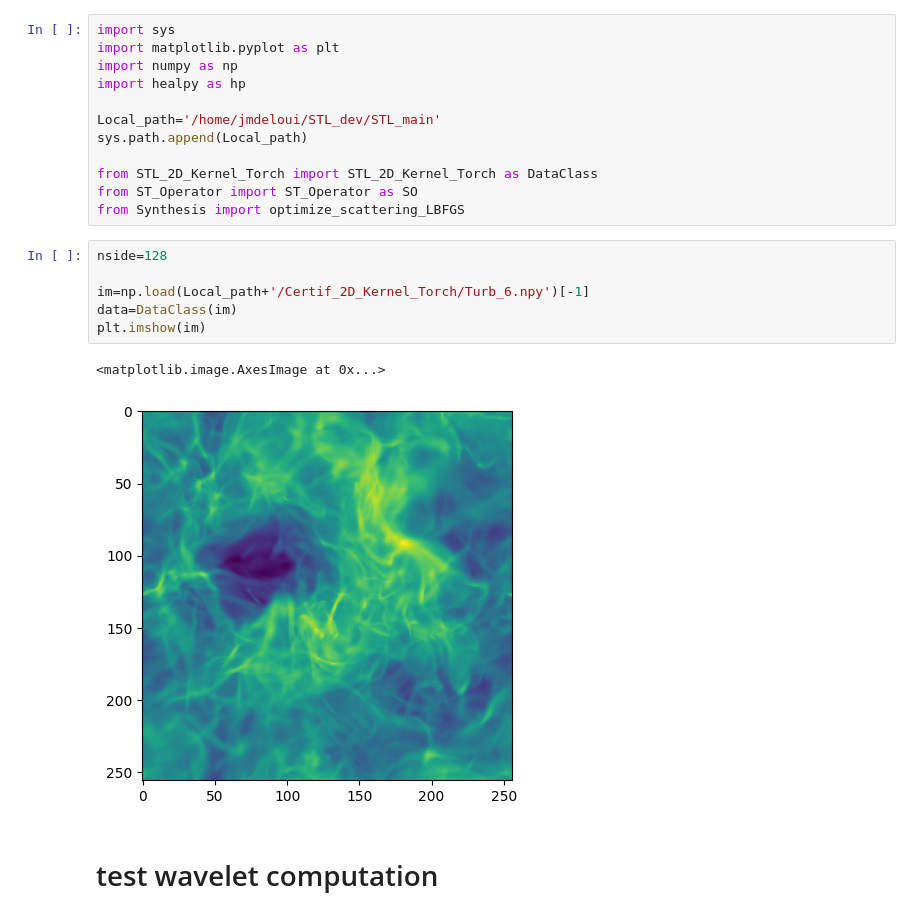
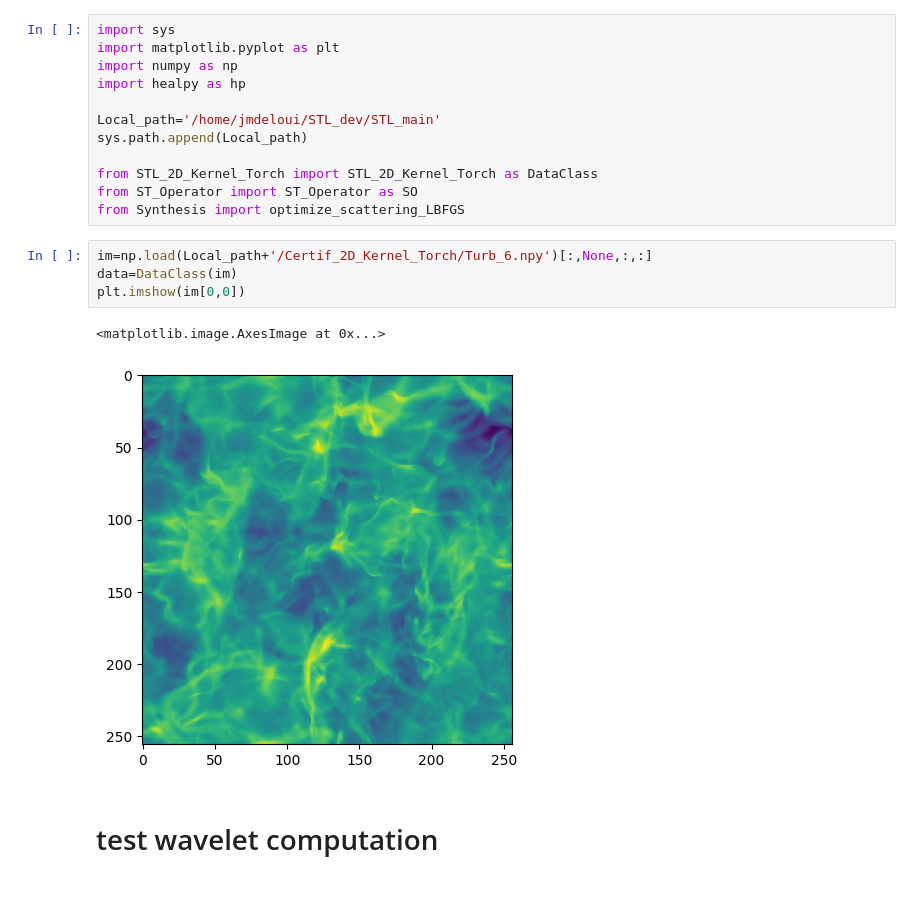
Before and after one commit to Eralys/STL_dev, a Jupyter notebook: STL_main/Certif_2D_Kernel_Torch/Certification_Notebook_2D_kernel.ipynb, the cells around one changed output. Drawn from its saved outputs; the diff is of its cells as text.

```diff
--- a/STL_main/Certif_2D_Kernel_Torch/Certification_Notebook_2D_kernel.ipynb
+++ b/STL_main/Certif_2D_Kernel_Torch/Certification_Notebook_2D_kernel.ipynb
@@ -11,14 +11,12 @@ from STL_2D_Kernel_Torch import STL_2D_Kernel_Torch as DataClass
 from ST_Operator import ST_Operator as SO
 from Synthesis import optimize_scattering_LBFGS
 # %%
-nside=128
-
-im=np.load(Local_path+'/Certif_2D_Kernel_Torch/Turb_6.npy')[-1]
+im=np.load(Local_path+'/Certif_2D_Kernel_Torch/Turb_6.npy')[:,None,:,:]
 data=DataClass(im)
-plt.imshow(im)
+plt.imshow(im[0,0])
 # %% [output]
 <matplotlib.image.AxesImage at 0x...>
-[figure, old version]
+[figure, new version]
 # %% [markdown]
 # test wavelet computation
 # %%
```
Also changed, not shown: parts of 8 cells of this notebook, 6 other files.
